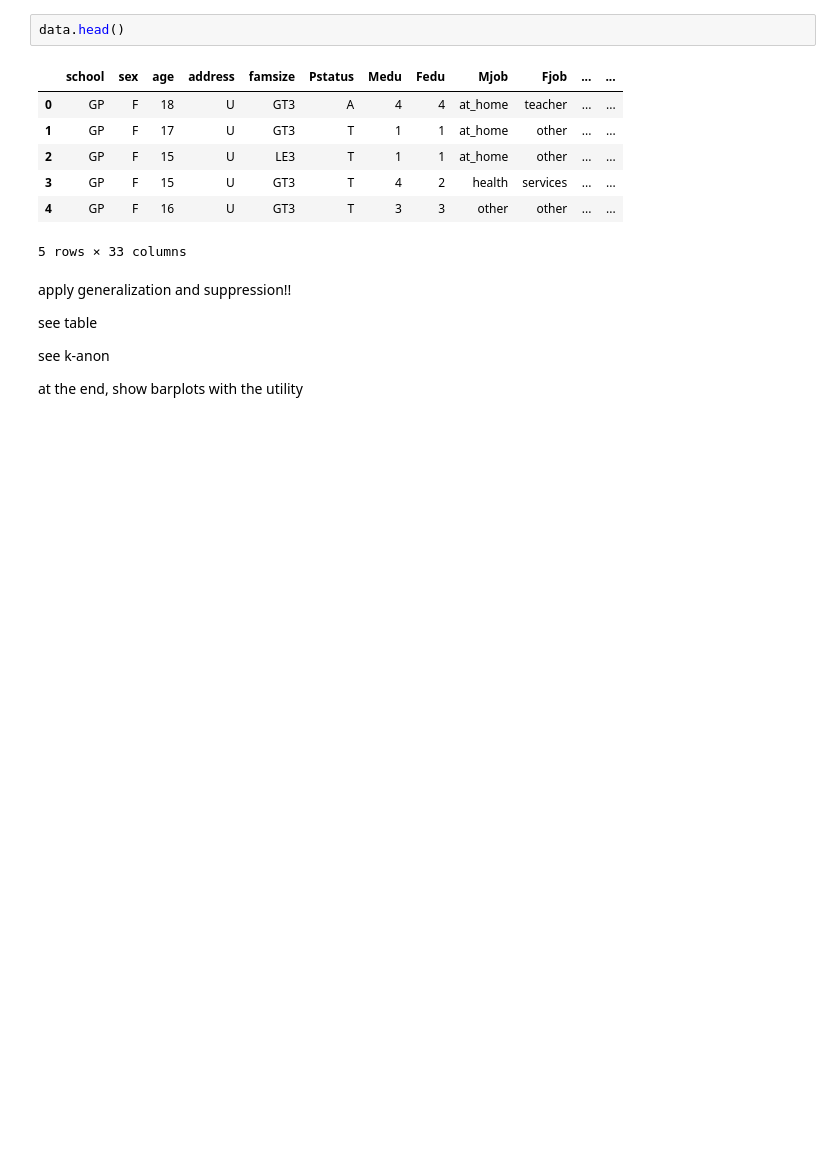
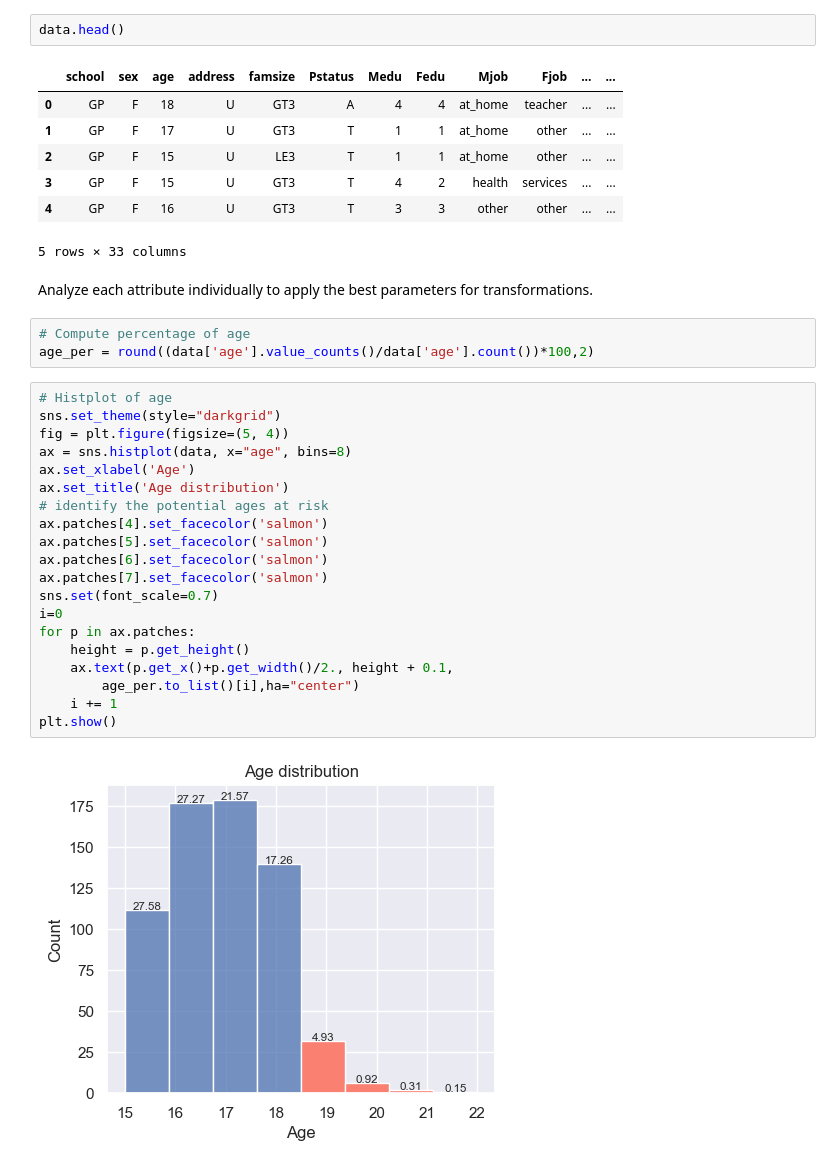
Before and after one commit to tmcarvalho/hands-on-data-deidentification, a Jupyter notebook: S4-Privacy-preserving techniques.ipynb, the cells around one changed output. Drawn from its saved outputs; the diff is of its cells as text; blank space fills up the shorter version.

```diff
--- a/S4-Privacy-preserving techniques.ipynb
+++ b/S4-Privacy-preserving techniques.ipynb
@@ -44,11 +45,30 @@ data.head()
 | 3 | GP | F | 15 | U | GT3 | T | 4 | 2 | health | services | ... | ... |
 | 4 | GP | F | 16 | U | GT3 | T | 3 | 3 | other | other | ... | ... |
 5 rows × 33 columns
-# %% [markdown]
-apply generalization and suppression!!
-
-see table
-
-see k-anon
-
-at the end, show barplots with the utility
+# %% [markdown]
+Analyze each attribute individually to apply the best parameters for transformations.
+# %%
+# Compute percentage of age
+age_per = round((data['age'].value_counts()/data['age'].count())*100,2)
+# %%
+# Histplot of age
+sns.set_theme(style="darkgrid")
+fig = plt.figure(figsize=(5, 4))
+ax = sns.histplot(data, x="age", bins=8)
+ax.set_xlabel('Age')
+ax.set_title('Age distribution')
+# identify the potential ages at risk
+ax.patches[4].set_facecolor('salmon')
+ax.patches[5].set_facecolor('salmon')
+ax.patches[6].set_facecolor('salmon')
+ax.patches[7].set_facecolor('salmon')
+sns.set(font_scale=0.7)
+i=0
+for p in ax.patches:
+    height = p.get_height()
+    ax.text(p.get_x()+p.get_width()/2., height + 0.1,
+        age_per.to_list()[i],ha="center")
+    i += 1
+plt.show()
+# %% [output]
+[figure, added]
```
Also changed, not shown: parts of 40 cells of this notebook, 1 other file.
